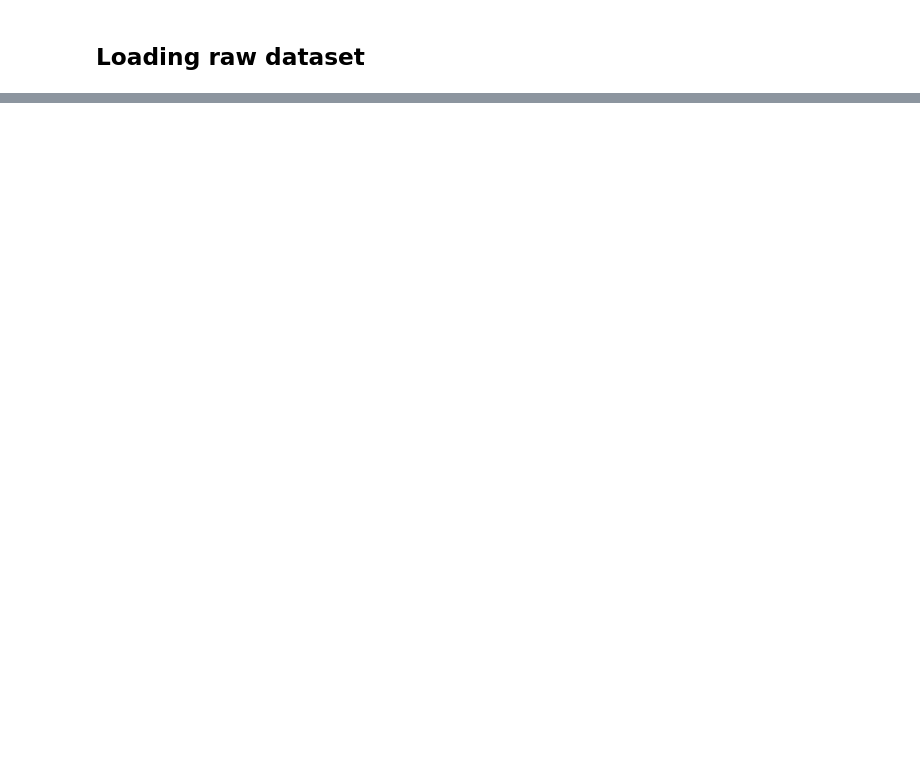
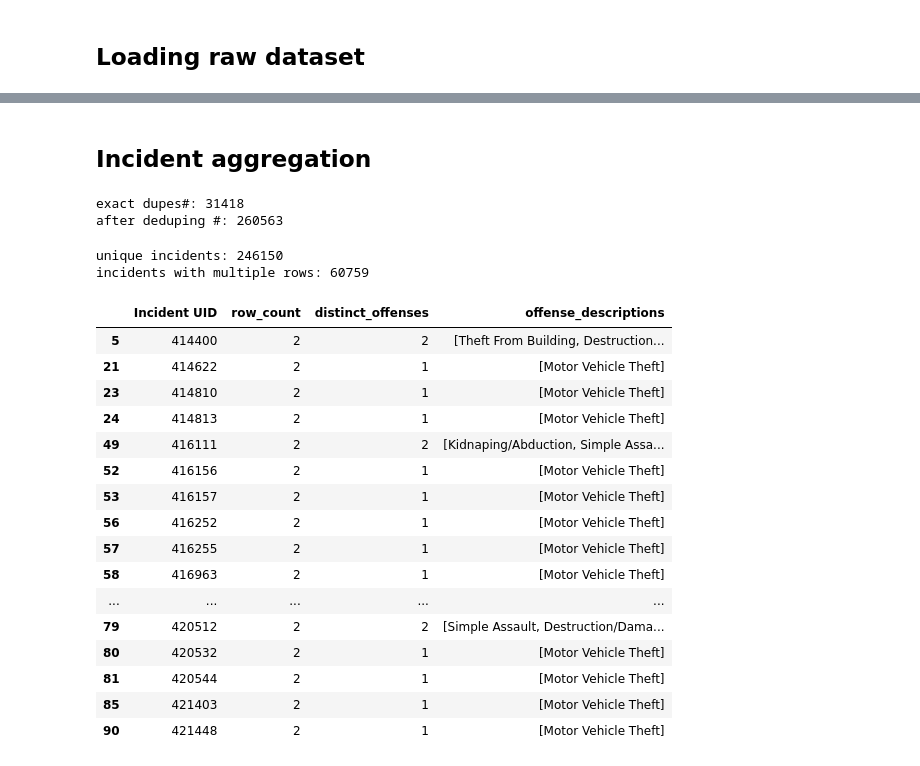
Before and after one commit to colini01/COGS188_Project, a Jupyter notebook: notebooks/data_expl.ipynb, the cells around one changed output, grey strips where cells are left out. Drawn from its saved outputs; the diff is of its cells as text; code cells hidden in the pictures; blank space fills up the shorter version.

Commit message:
finished data wrangling

```diff
--- a/notebooks/data_expl.ipynb
+++ b/notebooks/data_expl.ipynb
@@ -318,6 +58,0 @@ all_select_zips = [
-# %%
-#check if zips are in the sandag crime data
-for region, zips in selected_zips.items():
-    for zip_code in zips:
-        if zip_code not in sd_zips:
-            print("Invalid zip code")
@@ -339,0 +350,11 @@ Number of unique tracts:  420
+# %%
+crime_geocoded = crime_sampled.merge(
+    tract_coordinates[["GEOID", "grid_x", "grid_y"]],
+    on="GEOID",
+    how="left",
+    validate="many_to_one"
+)
+
+print("missing grid coords:", crime_geocoded["grid_x"].isna().sum())
+
+display(crime_geocoded.head())
@@ -339,0 +369,52 @@ Number of unique tracts:  420
+# %% [markdown]
+## Incident aggregation
+# %%
+exact_duplicates = crime_geocoded.duplicated().sum()
+print("exact dupes#:", exact_duplicates)
+crime_geocoded = crime_geocoded.drop_duplicates().copy()
+print("after deduping #:", len(crime_geocoded))
+# %% [output]
+exact dupes#: 31418
+after deduping #: 260563
+# %%
+uid_summary = (
+    crime_geocoded.groupby("Incident UID")
+    .agg(
+        row_count=("Incident UID", "size"),
+        distinct_offenses=("CIBRS Offense Description", "nunique"),
+        offense_descriptions=(
+            "CIBRS Offense Description",
+            lambda x: list(x.dropna().unique())
+        )
+    )
+    .reset_index()
+)
+
+repeated_uids = uid_summary[
+    uid_summary["row_count"] > 1
+]
+
+print("unique incidents:", len(uid_summary))
+print("incidents with multiple rows:", len(repeated_uids))
+
+display(repeated_uids.head(20))
+# %% [output]
+unique incidents: 246150
+incidents with multiple rows: 60759
+|  | Incident UID | row_count | distinct_offenses | offense_descriptions |
+| 5 | 414400 | 2 | 2 | [Theft From Building, Destruction... |
+| 21 | 414622 | 2 | 1 | [Motor Vehicle Theft] |
+| 23 | 414810 | 2 | 1 | [Motor Vehicle Theft] |
+| 24 | 414813 | 2 | 1 | [Motor Vehicle Theft] |
+| 49 | 416111 | 2 | 2 | [Kidnaping/Abduction, Simple Assa... |
+| 52 | 416156 | 2 | 1 | [Motor Vehicle Theft] |
+| 53 | 416157 | 2 | 1 | [Motor Vehicle Theft] |
+| 56 | 416252 | 2 | 1 | [Motor Vehicle Theft] |
+| 57 | 416255 | 2 | 1 | [Motor Vehicle Theft] |
+| 58 | 416963 | 2 | 1 | [Motor Vehicle Theft] |
+| ... | ... | ... | ... | ... |
+| 79 | 420512 | 2 | 2 | [Simple Assault, Destruction/Dama... |
+| 80 | 420532 | 2 | 1 | [Motor Vehicle Theft] |
+| 81 | 420544 | 2 | 1 | [Motor Vehicle Theft] |
+| 85 | 421403 | 2 | 1 | [Motor Vehicle Theft] |
+| 90 | 421448 | 2 | 1 | [Motor Vehicle Theft] |
```
Also changed, not shown: parts of 51 cells of this notebook, 2 other files.
